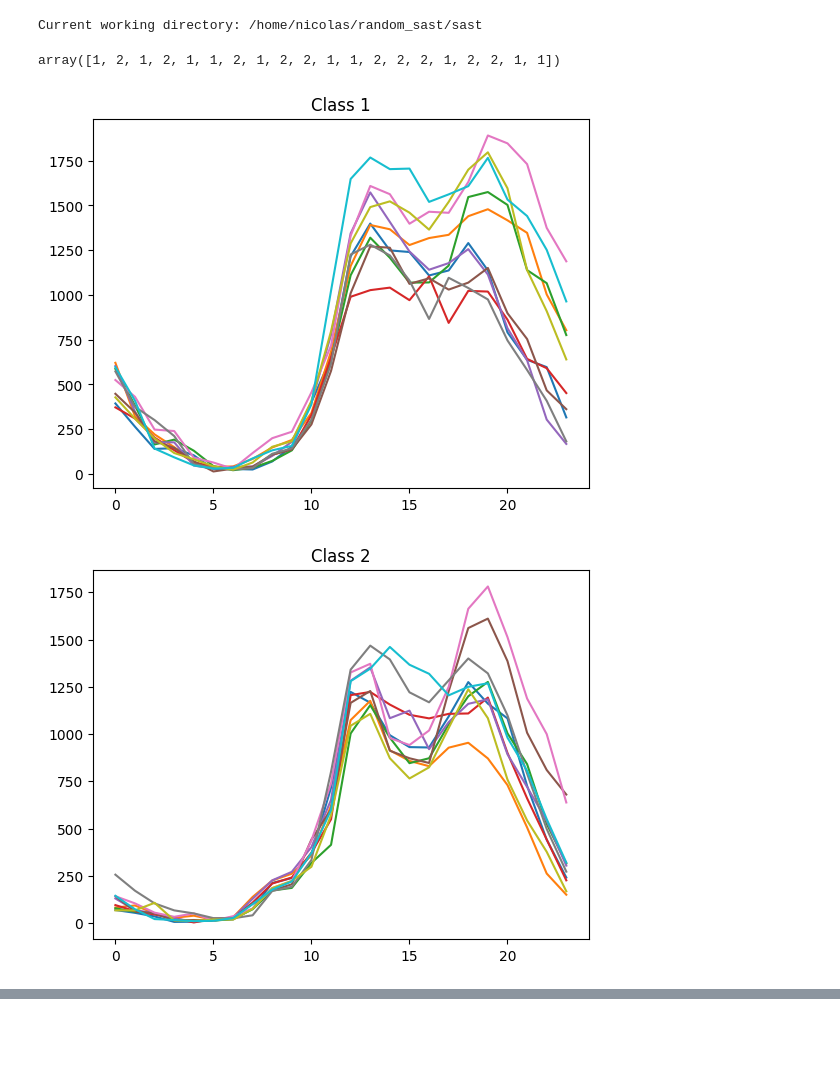
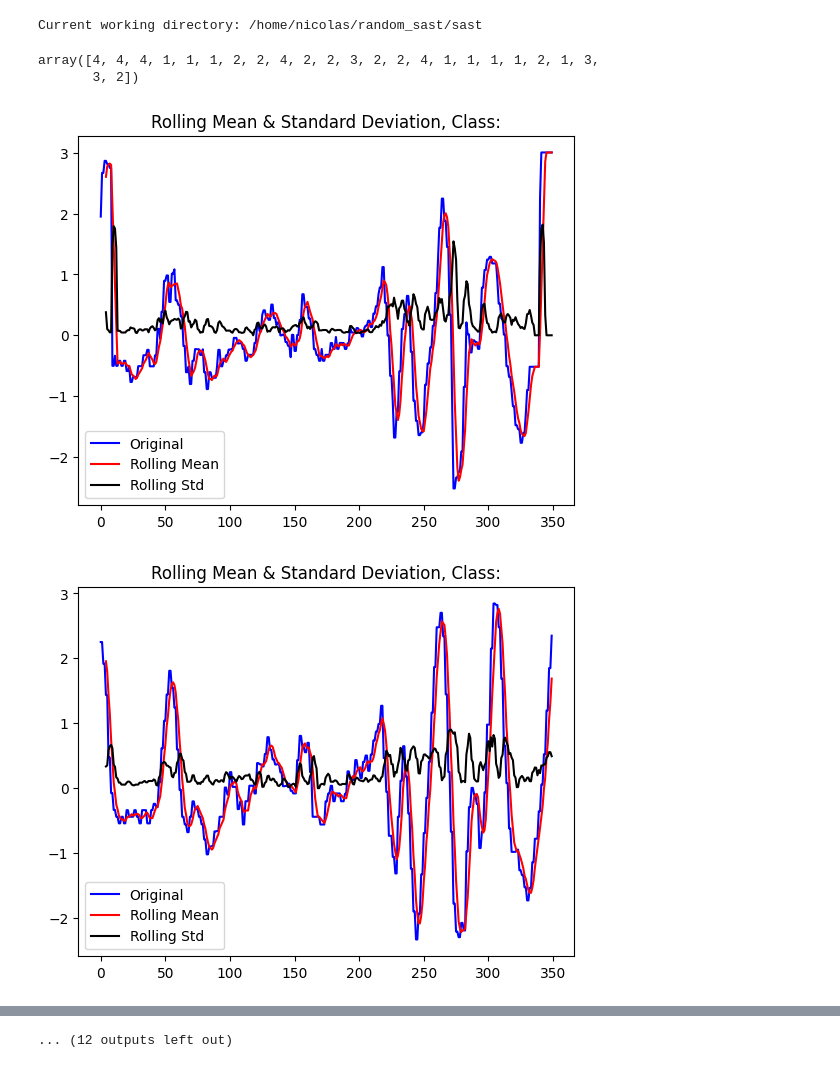
Before and after one commit to nirojasva/random_sast, a Jupyter notebook: ExperimentationRSAST/test.ipynb, the cells around one changed output, grey strips where cells are left out. Cells and saved outputs as stored; diff of their text form; code cells hidden in the pictures; blank space fills up the shorter version.

```diff
--- a/ExperimentationRSAST/test.ipynb
+++ b/ExperimentationRSAST/test.ipynb
@@ -26,7 +26,7 @@ from statsmodels.graphics.tsaplots import plot_pacf
 import matplotlib.pyplot as plt
 # %%
 path="/home/nicolas/random_sast/sast/data"
-ds='Chinatown' # Chosing a dataset from # Number of classes to consider
+ds='FaceFour' # Chosing a dataset from # Number of classes to consider
 
 rtype="numpy2D"
 ds_train_lds , ds_test_lds = load_dataset(ds_folder=path,ds_name=ds,shuffle=False)
@@ -38,20 +38,5 @@ X_test_lds=np.nan_to_num(X_test_lds)
 y_test_lds=np.nan_to_num(y_test_lds)
 y_train_lds
 # %% [output]
-array([1, 2, 1, 2, 1, 1, 2, 1, 2, 2, 1, 1, 2, 2, 2, 1, 2, 2, 1, 1])
+array([4, 4, 4, 1, 1, 1, 2, 2, 4, 2, 2, 3, 2, 2, 4, 1, 1, 1, 1, 2, 1, 3,
+       3, 2])
-# %%
-
-for c in np.unique(y_train_lds):
-    X_train_lds_c = X_train_lds[y_train_lds == c]
-    fig, ax = plt.subplots()
-    for ts in X_train_lds_c:
-        ax.plot(ts)
-
-    ax.set(title='Class '+str(c))
-
-
-    #fig.savefig("test.png")
-plt.show()
-# %% [output]
-[figure, removed]
-[figure, removed]
@@ -57,0 +49,25 @@ plt.show()
+# %%
+
+w = 5
+for c in np.unique(y_train_lds):
+    X_train_lds_c = X_train_lds[y_train_lds == c]
+
+    for index, ts in enumerate(X_train_lds_c):
+        # Assume 'ts' is your time series data in a pandas Series
+        ts = pd.Series(ts)
+        #ts.plot(title='Time Series Plot:'+ str(c) + ', i, '+ str(index) )
+        plt.show()
+
+        # Rolling statistics
+        rolmean = ts.rolling(window=w).mean()
+        rolstd = ts.rolling(window=w).std()
+
+        plt.plot(ts, color='blue', label='Original')
+        plt.plot(rolmean, color='red', label='Rolling Mean')
+        plt.plot(rolstd, color='black', label='Rolling Std')
+        plt.legend(loc='best')
+        plt.title('Rolling Mean & Standard Deviation, Class:')
+        plt.show()
+# %% [output]
+[figure, added]
+[figure, added]
@@ -58,3 +84,4 @@ plt.show()
+... (12 outputs left out)
 # %%
 acf_val, acf_confint = acf(X_train_lds_c[0], nlags=len(X_train_lds_c[0])-1,  alpha=.05)
 # %%
```
Also changed, not shown: parts of 7 cells of this notebook, 44 other files.
